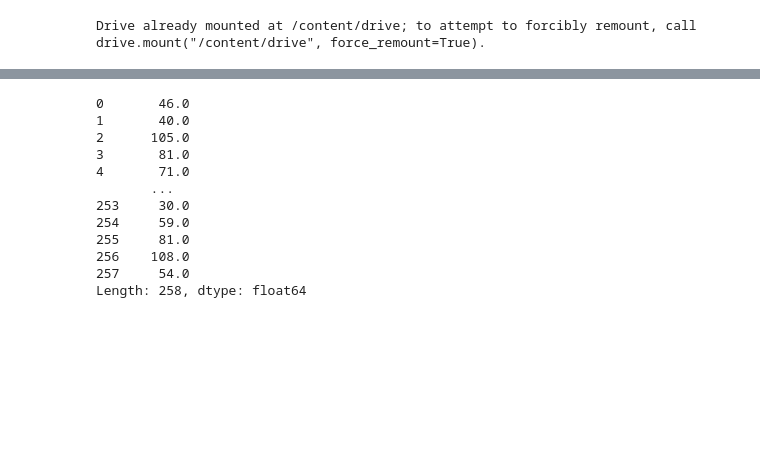
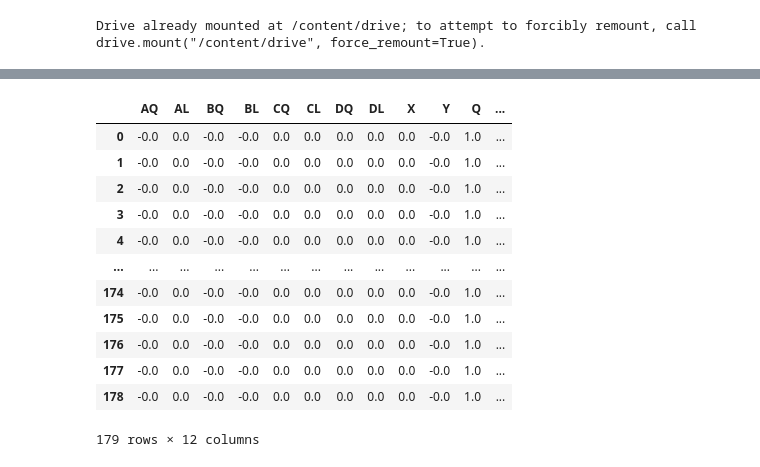
Before and after one commit to maks-tabu/dus_mm, a Jupyter notebook: dus_ml.ipynb, the cells around one changed output, grey strips where cells are left out. Cells and saved outputs as stored; diff of their text form; code cells hidden in the pictures; blank space fills up the shorter version.

```diff
--- a/dus_ml.ipynb
+++ b/dus_ml.ipynb
@@ -111,3 +142,10 @@ plt.show()
+# %%
+wights_file = 'Weights-468--1.37398.hdf5'
+NN_model.load_weights(wights_file) # load it
+NN_model.compile(loss='mean_squared_error', optimizer='nadam', metrics=['mean_squared_error'])
+# %%
+predictions = NN_model.predict(X_test)
+yy = pd.DataFrame(np.round(predictions), columns = y_test.columns)
 # %%
 y_test
 # %% [output]
@@ -127,15 +164,0 @@ y_test
-# %%
-number_train = round(len(X)*0.8,0)
-X_train = X.loc[:number_train]
-X_test = X.loc[number_train:]
-X_test.reset_index(inplace=True)
-X_test = X_test.drop(columns = ['number'])
-
-y_train = y.loc[:number_train]
-y_test = y.loc[number_train:]
-y_test.reset_index(inplace=True)
-y_test = y_test.drop(columns = ['index'])
-
-input_layer = X_test.shape[1]
-hidden_layer = 15
-output_layer = y.shape[1]
@@ -209,15 +165,16 @@ predictions = NN_model.predict(X_test)
-# %%
-np.sum(y_test,axis =1)
-# %% [output]
-0       46.0
-1       40.0
-2      105.0
-3       81.0
-4       71.0
-       ...
-253     30.0
-254     59.0
-255     81.0
-256    108.0
-257     54.0
-Length: 258, dtype: float64
+# %%
+yy - y_test
+# %% [output]
+|  | AQ | AL | BQ | BL | CQ | CL | DQ | DL | X | Y | Q | ... |
+| 0 | -0.0 | 0.0 | -0.0 | -0.0 | 0.0 | 0.0 | 0.0 | 0.0 | 0.0 | -0.0 | 1.0 | ... |
+| 1 | -0.0 | 0.0 | -0.0 | -0.0 | 0.0 | 0.0 | 0.0 | 0.0 | 0.0 | -0.0 | 1.0 | ... |
+| 2 | -0.0 | 0.0 | -0.0 | -0.0 | 0.0 | 0.0 | 0.0 | 0.0 | 0.0 | -0.0 | 1.0 | ... |
+| 3 | -0.0 | 0.0 | -0.0 | -0.0 | 0.0 | 0.0 | 0.0 | 0.0 | 0.0 | -0.0 | 1.0 | ... |
+| 4 | -0.0 | 0.0 | -0.0 | -0.0 | 0.0 | 0.0 | 0.0 | 0.0 | 0.0 | -0.0 | 1.0 | ... |
+| ... | ... | ... | ... | ... | ... | ... | ... | ... | ... | ... | ... | ... |
+| 174 | -0.0 | 0.0 | -0.0 | -0.0 | 0.0 | 0.0 | 0.0 | 0.0 | 0.0 | -0.0 | 1.0 | ... |
+| 175 | -0.0 | 0.0 | -0.0 | -0.0 | 0.0 | 0.0 | 0.0 | 0.0 | 0.0 | -0.0 | 1.0 | ... |
+| 176 | -0.0 | 0.0 | -0.0 | -0.0 | 0.0 | 0.0 | 0.0 | 0.0 | 0.0 | -0.0 | 1.0 | ... |
+| 177 | -0.0 | 0.0 | -0.0 | -0.0 | 0.0 | 0.0 | 0.0 | 0.0 | 0.0 | -0.0 | 1.0 | ... |
+| 178 | -0.0 | 0.0 | -0.0 | -0.0 | 0.0 | 0.0 | 0.0 | 0.0 | 0.0 | -0.0 | 1.0 | ... |
+179 rows × 12 columns
```
Also changed, not shown: parts of 52 cells of this notebook, 2 other files.
